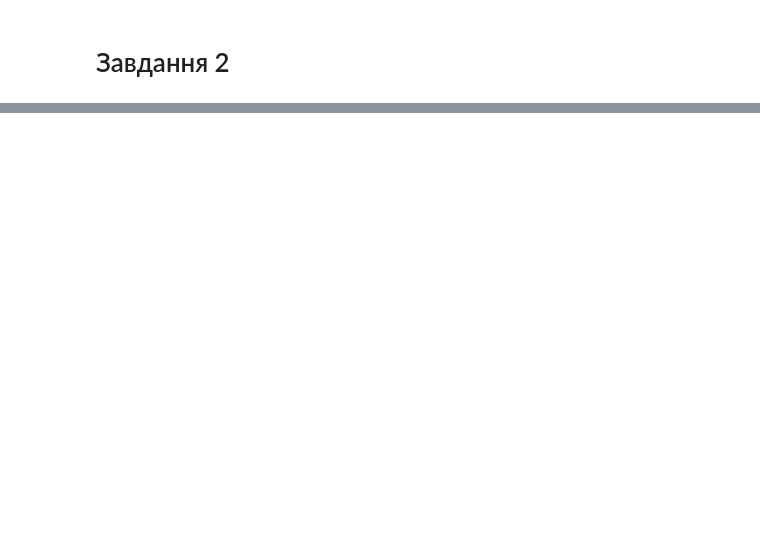
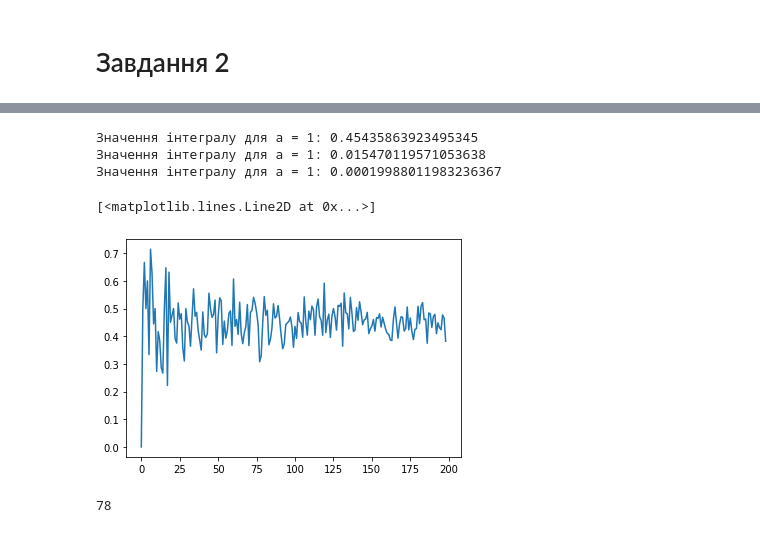
Before and after one commit to art1k20/appl_stats, a Jupyter notebook: lab1/conf_int_2.ipynb, the cells around one changed output, grey strips where cells are left out. Drawn from its saved outputs; the diff is of its cells as text; code cells hidden in the pictures; blank space fills up the shorter version.

```diff
--- a/lab1/conf_int_2.ipynb
+++ b/lab1/conf_int_2.ipynb
@@ -8,0 +10,65 @@ import matplotlib.pyplot as plt
+# %%
+
+def compute_integral(alpha):
+    integrand = lambda u, alpha: (1 - np.exp(-(alpha * u)**4)) * 2 * u * np.exp(-u**2)
+    result, _ = spi.quad(integrand, 0, np.inf, args=(alpha,))
+    return result
+
+
+Q_1= compute_integral(1)
+Q_03= compute_integral(0.3)
+Q_01= compute_integral(0.1)
+
+print(f"Значення інтегралу для a = 1: {Q_1}")
+print(f"Значення інтегралу для a = 0.3: {Q_03}")
+print(f"Значення інтегралу для a = 0.1: {Q_01}")
+# %% [output]
+Значення інтегралу для a = 1: 0.45435863923495345
+Значення інтегралу для a = 1: 0.015470119571053638
+Значення інтегралу для a = 1: 0.00019988011983236367
+# %%
+omega_xi = np.random.uniform(0, 1, 100000)
+omega_eta = np.random.uniform(0, 1, 100000)
+
+def xi_eta(alpha):
+
+    xi = 1/alpha * (-np.log(omega_xi))**0.25
+    eta = (-np.log(omega_eta))**0.5
+    return xi, eta
+
+xi, eta = xi_eta(1)
+# %%
+def compute_MC(a, n_sample=10_000, n=1):
+    o1 = np.random.rand(n, n_sample)
+    o2 = np.random.rand(n, n_sample)
+
+    xi = (-np.log(o1)) ** (1/4) / a
+    eta = (-np.log(o2)) ** (1/2)
+
+    tmp = (xi < eta)
+    prob = tmp.mean(axis=1)
+    return prob.mean(), prob.var(ddof=1)
+Q = [ ]
+
+for i in range(1, 200):
+    Q.append(compute_MC(1, i)[0])
+plt.plot(Q)
+# %% [output]
+[<matplotlib.lines.Line2D at 0x...>]
+[figure, added]
+# %%
+z, e = 2.575, 0.01
+n_sample = 1000
+l, r = 25, 1000
+while l <= r:
+    m = (l + r) // 2
+    Q, sigma = compute_MC(1, n_sample=m, n=1000)
+    c1 = (z ** 2) * sigma
+    c2 = (e * Q) ** 2
+    if n_sample >= (c1 / c2):
+        r = m - 1
+    else:
+        l = m + 1
+print(r)
+# %% [output]
+78
```
Also changed, not shown: parts of 4 cells of this notebook.
